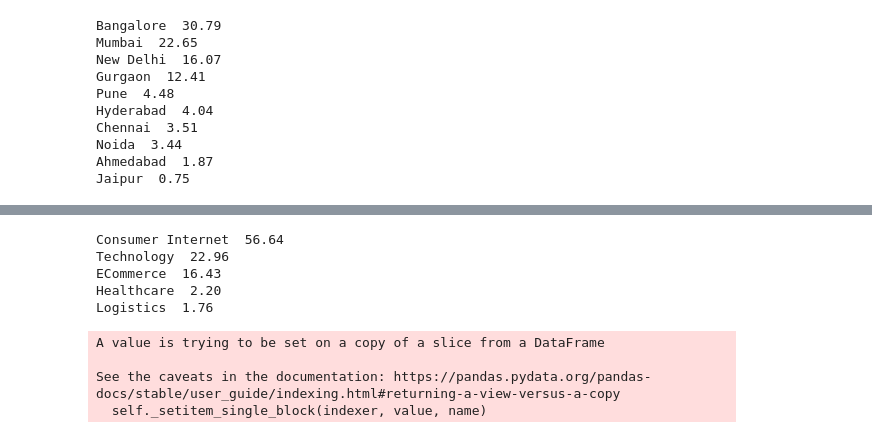
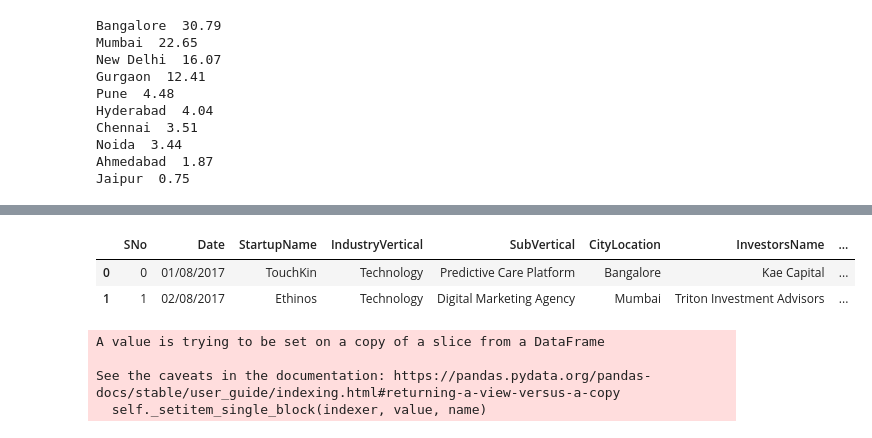
Before and after one commit to abhinavmehra4/Indian-Startups-Analysis, a Jupyter notebook: preprocessing.ipynb, the cells around one changed output, grey strips where cells are left out. Saved outputs shown, nothing was run; the diff lists cells and outputs as text; code cells hidden in the pictures.

```diff
--- a/preprocessing.ipynb
+++ b/preprocessing.ipynb
@@ -523,26 +339,7 @@ Debt Funding  0.04
-# %%
-import pandas as pd
-import numpy as np
-import matplotlib.pyplot as plt
-df_start=pd.read_csv('startup_funding.csv',encoding='utf-8')
-df_start.head()
-df_start['IndustryVertical'].isnull()
-df_start['IndustryVertical'].fillna('Unknown',inplace=True)
-df_start['IndustryVertical'].replace('eCommerce','ECommerce',inplace=True)
-df_start = df_start[df_start.IndustryVertical != 'Unknown']
-
-industries = df_start['IndustryVertical'].value_counts()[0:5] #this is for arranging in descending order
-ind_names = industries.index
-ind_values = industries.values
-total = industries.values.sum()
-total
-for i in range(len(industries)):
-    percentage = (ind_values[i]/total)*100
-    print(ind_names[i],f"{percentage : .2f}")
-# %% [output]
-Consumer Internet  56.64
-Technology  22.96
-ECommerce  16.43
-Healthcare  2.20
-Logistics  1.76
+# %%
+startups.head(2)
+# %% [output]
+|  | SNo | Date | StartupName | IndustryVertical | SubVertical | CityLocation | InvestorsName | ... |
+| 0 | 0 | 01/08/2017 | TouchKin | Technology | Predictive Care Platform | Bangalore | Kae Capital | ... |
+| 1 | 1 | 02/08/2017 | Ethinos | Technology | Digital Marketing Agency | Mumbai | Triton Investment Advisors | ... |
 # %%
```
Also changed, not shown: parts of 17 cells of this notebook.
